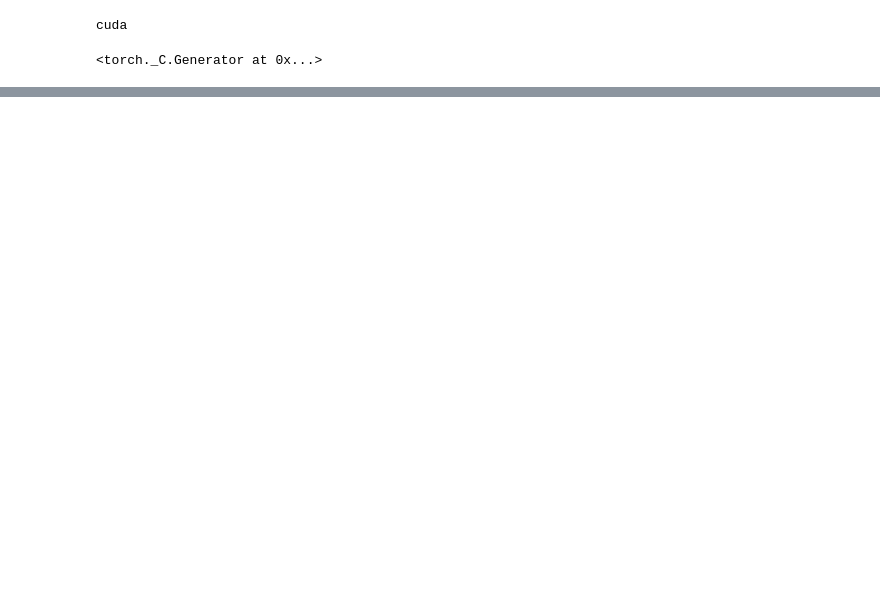
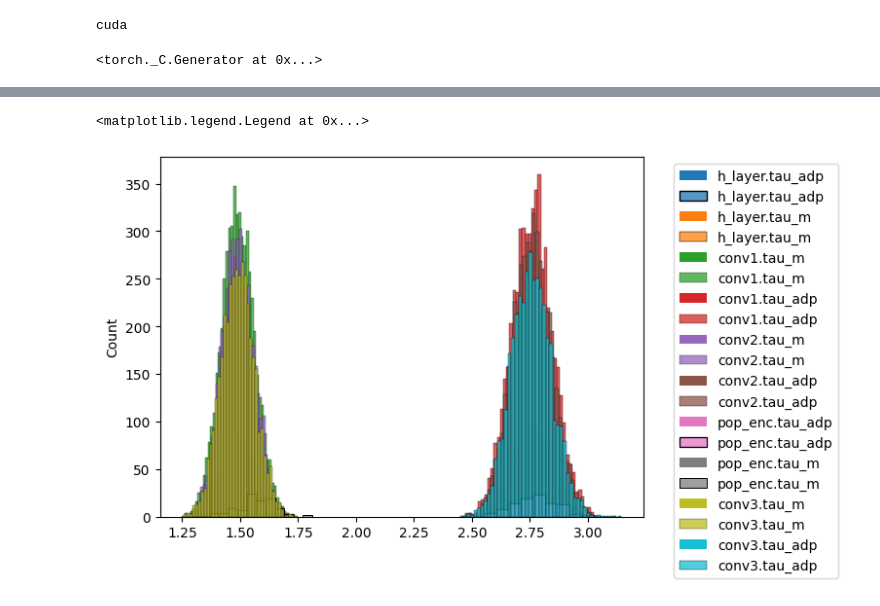
Before and after one commit to lucyzmf/spikingPC, a Jupyter notebook: scripts/conv_2l_test.ipynb, the cells around one changed output, grey strips where cells are left out. Saved outputs shown, nothing was run; the diff lists cells and outputs as text; code cells hidden in the pictures; blank space fills up the shorter version.

```diff
--- a/scripts/conv_2l_test.ipynb
+++ b/scripts/conv_2l_test.ipynb
@@ -131,0 +217,13 @@ SnnConvNet(
+# %%
+fig, ax = plt.subplots()
+
+# plot your data
+for name, param in param_dict.items():
+    if 'tau_m' in name or 'tau_adp' in name:
+        sns.histplot(param.flatten(), label=name, ax=ax)
+
+# create legend outside plot area
+ax.legend(bbox_to_anchor=(1.05, 1), loc='upper left')
+# %% [output]
+<matplotlib.legend.Legend at 0x...>
+[figure, added]
```
Also changed, not shown: parts of 25 cells of this notebook, 8 other files.
